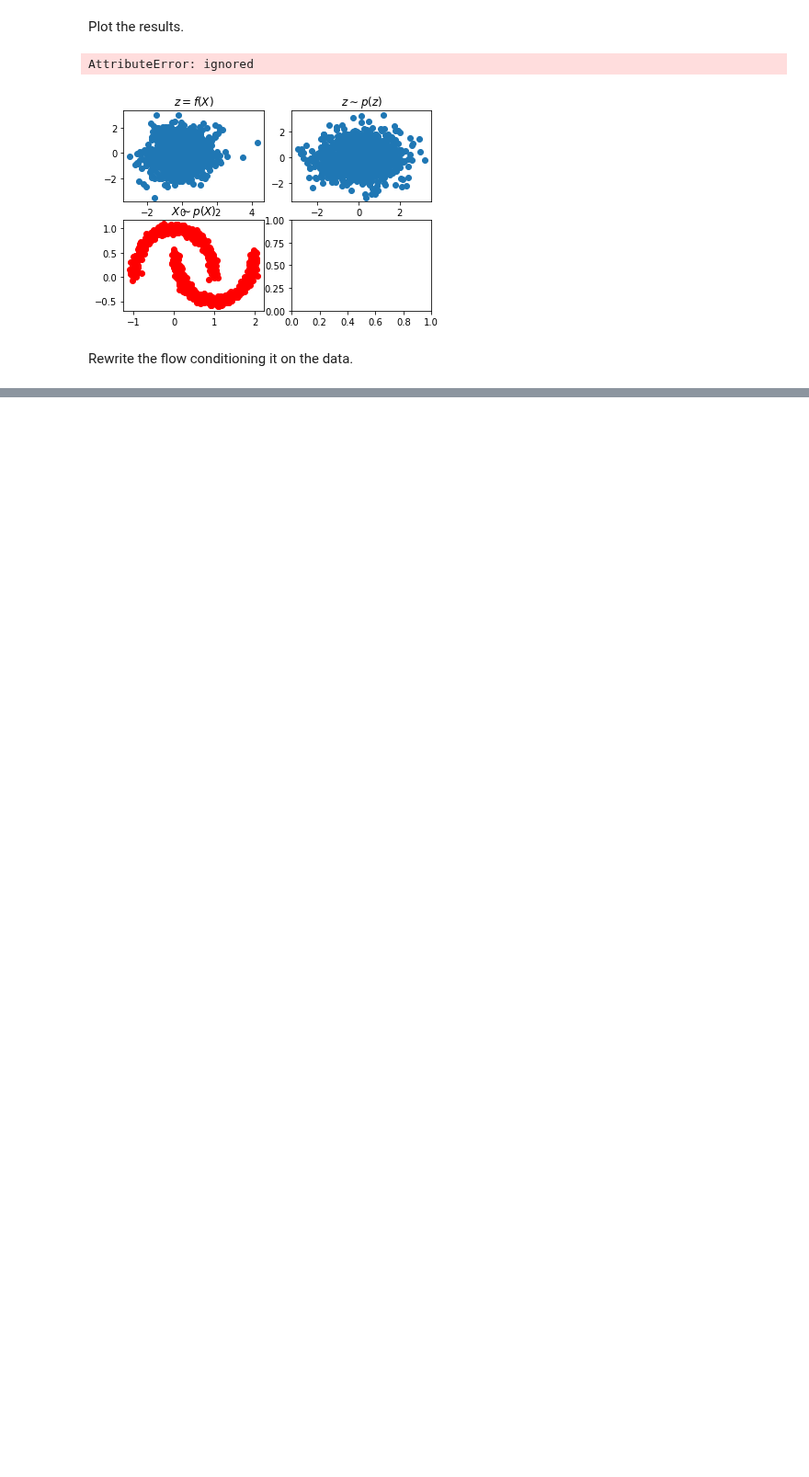
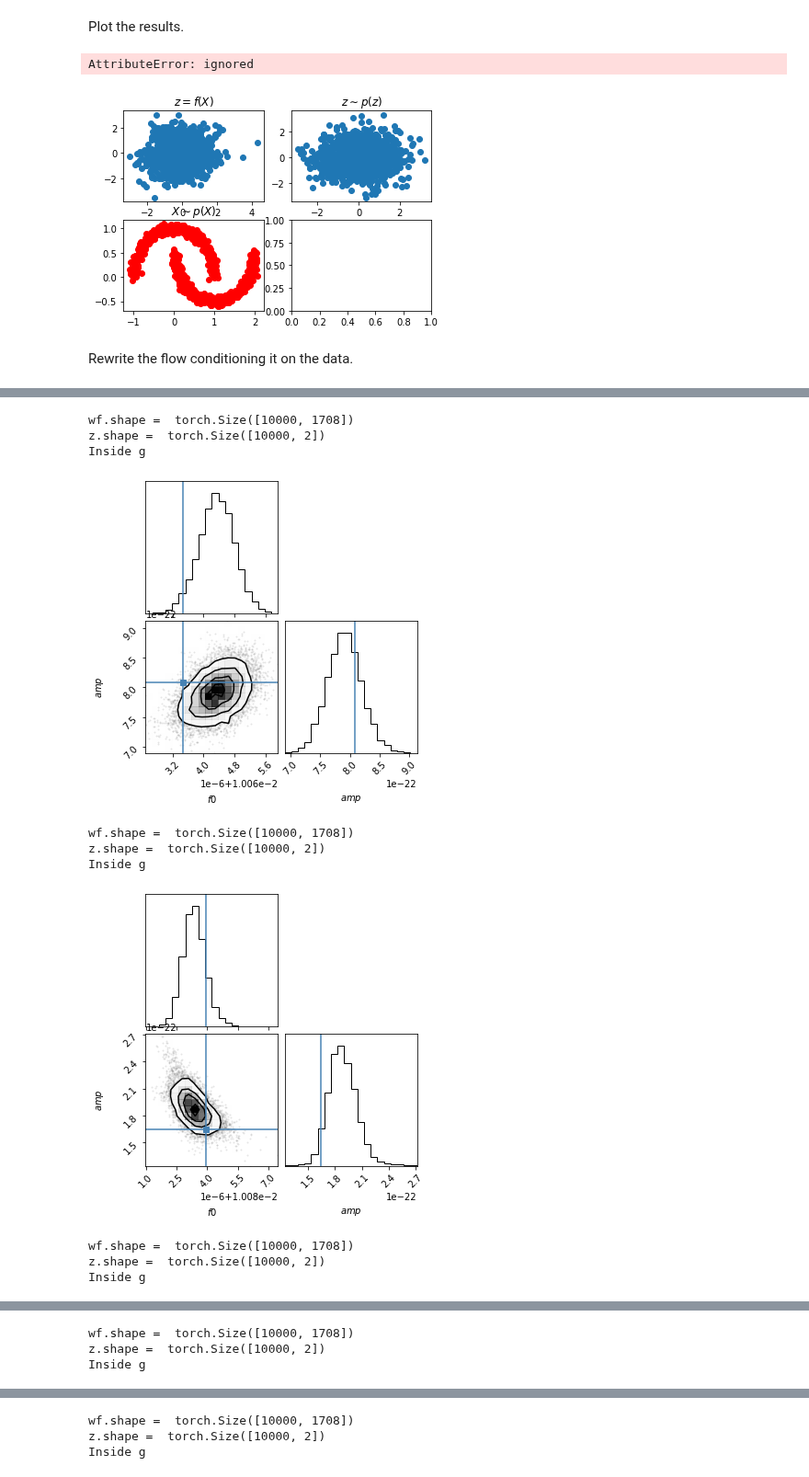
Before and after one commit to NataliaKor/tutorial, a Jupyter notebook: tutorial-ML-for-GWPE.ipynb, the cells around one changed output, grey strips where cells are left out. Shown at 92% size. Saved outputs shown, nothing was run; the diff lists cells and outputs as text; code cells hidden in the pictures; blank space fills up the shorter version.

```diff
--- a/tutorial-ML-for-GWPE.ipynb
+++ b/tutorial-ML-for-GWPE.ipynb
@@ -739,0 +799,47 @@ KeyboardInterrupt: ignored
+# %%
+num_posteriors = 5
+num_samples = 10000
+
+for n in range(num_posteriors):
+    test_x, test_y = test_dataset[n]
+
+    #for i in range(0, 100):
+    #    samples_temp = flow.sample(num_samples, coeff_norm).squeeze().cpu().detach().numpy()
+    #    samples = np.vstack([samples, samples_temp])
+
+    wf = torch.from_numpy(np.tile(test_x, (num_samples, 1))).type(torch.FloatTensor)
+    # Predict a posterior
+    print('wf.shape = ', wf.shape)
+    mean = [0, 0]
+    cov = [[1, 0], [0, 1]]
+    z = torch.from_numpy(np.random.multivariate_normal(mean, cov, size=num_samples)).type(torch.FloatTensor)
+    #z = prior.sample((num_samples))
+    print('z.shape = ', z.shape)
+    pred_samples = flow_wf.g(z, wf).detach().numpy()
+    #dist = model(test_x)
+
+    # Sample the posterior
+    #pred_samples = dist.sample((10000,)).numpy()
+
+    # Undo the standardization
+
+    pred_samples = parameters_std * pred_samples + parameters_mean
+    pred_samples = pred_samples*par_norm.T
+    truth = parameters_std * test_y.numpy() + parameters_mean
+    truth = truth*par_norm.T
+
+    # Plot
+    corner.corner(pred_samples, truths=truth, labels=['$f0$', '$amp$'])
+    plt.show()
+# %% [output]
+wf.shape =  torch.Size([10000, 1708])
+z.shape =  torch.Size([10000, 2])
+Inside g
+[figure, added]
+wf.shape =  torch.Size([10000, 1708])
+z.shape =  torch.Size([10000, 2])
+Inside g
+[figure, added]
+wf.shape =  torch.Size([10000, 1708])
+z.shape =  torch.Size([10000, 2])
+Inside g
@@ -739,0 +847,3 @@ KeyboardInterrupt: ignored
+wf.shape =  torch.Size([10000, 1708])
+z.shape =  torch.Size([10000, 2])
+Inside g
@@ -739,0 +851,3 @@ KeyboardInterrupt: ignored
+wf.shape =  torch.Size([10000, 1708])
+z.shape =  torch.Size([10000, 2])
+Inside g
```
Also changed, not shown: parts of 25 cells of this notebook.
